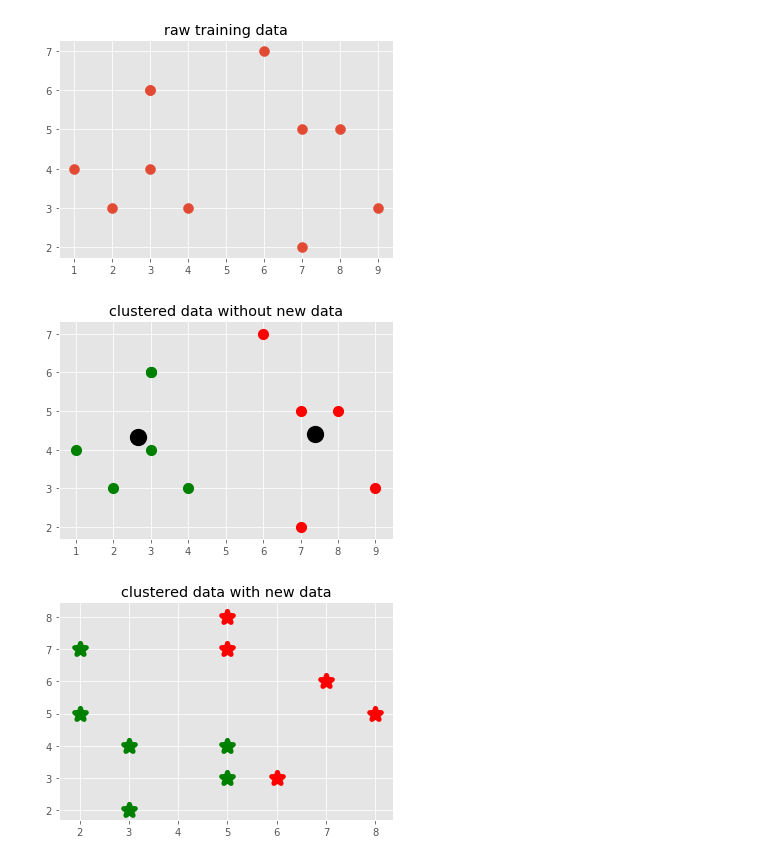
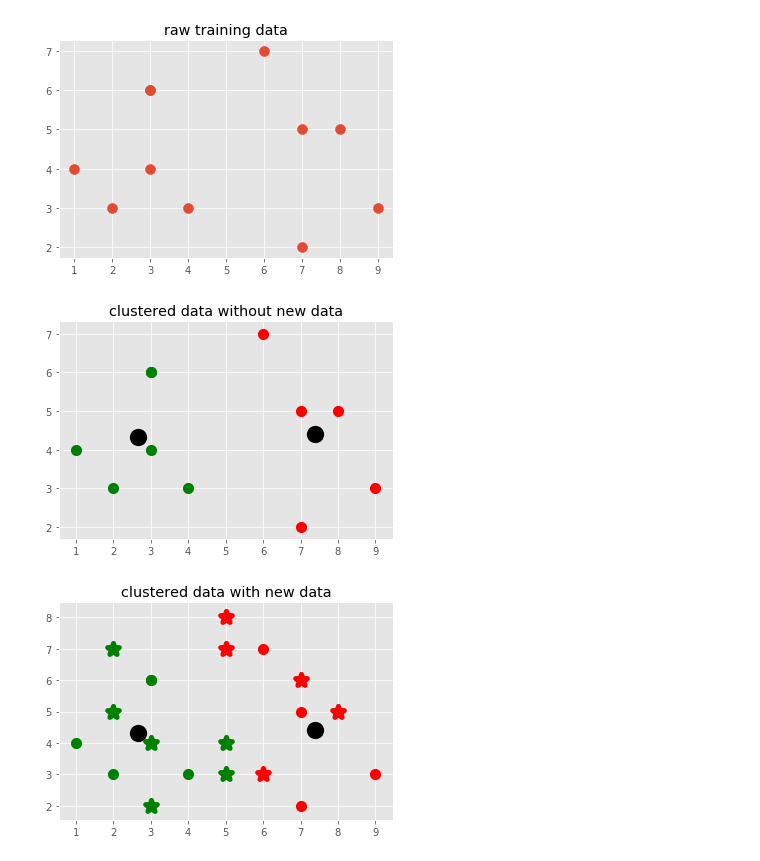
Before and after one commit to jobokello/codeprac, a Jupyter notebook: python/ML-Drone/k-means.ipynb, the cells around one changed output. Drawn from its saved outputs; the diff is of its cells as text; code cells hidden in the pictures.

```diff
--- a/python/ML-Drone/k-means.ipynb
+++ b/python/ML-Drone/k-means.ipynb
@@ -54,31 +54,38 @@ class K_Means:
 
     def predict(self,data):
         distances = [np.linalg.norm(data - self.centroids[centroid]) for centroid in self.centroids]
         classification = distances.index(min(distances))
         return classification
 
 clf = K_Means()
 clf.fit(X)
 
 for centroid in clf.centroids:
     plt.scatter(clf.centroids[centroid][0],clf.centroids[centroid][1],marker='o',color="k",s=150,linewidth=5)
 
 for classification in clf.classifications:
     for featureset in clf.classifications[classification]:
         plt.scatter(featureset[0],featureset[1],marker=".", color=colors[classification], s=150, linewidths=5)
 
 plt.title("clustered data without new data")
 plt.show()
 
+for centroid in clf.centroids:
+    plt.scatter(clf.centroids[centroid][0],clf.centroids[centroid][1],marker='o',color="k",s=150,linewidth=5)
+
+for classification in clf.classifications:
+    for featureset in clf.classifications[classification]:
+        plt.scatter(featureset[0],featureset[1],marker=".", color=colors[classification], s=150, linewidths=5)
+
 new_dataset = np.array([[2,5],[3,2],[5,7],[8,5],[5,8],[2,7],[7,6],[6,3],[3,4],[5,3],[5,4]])
 
 for newdset in new_dataset:
     classification = clf.predict(newdset)
     plt.scatter(newdset[0], newdset[1], marker="*", color = colors[classification], s=150, linewidths=5)
 
 plt.title("clustered data with new data")
 plt.show()
 # %% [output]
 [figure]
 [figure]
-[figure, old version]
+[figure, new version]
```
